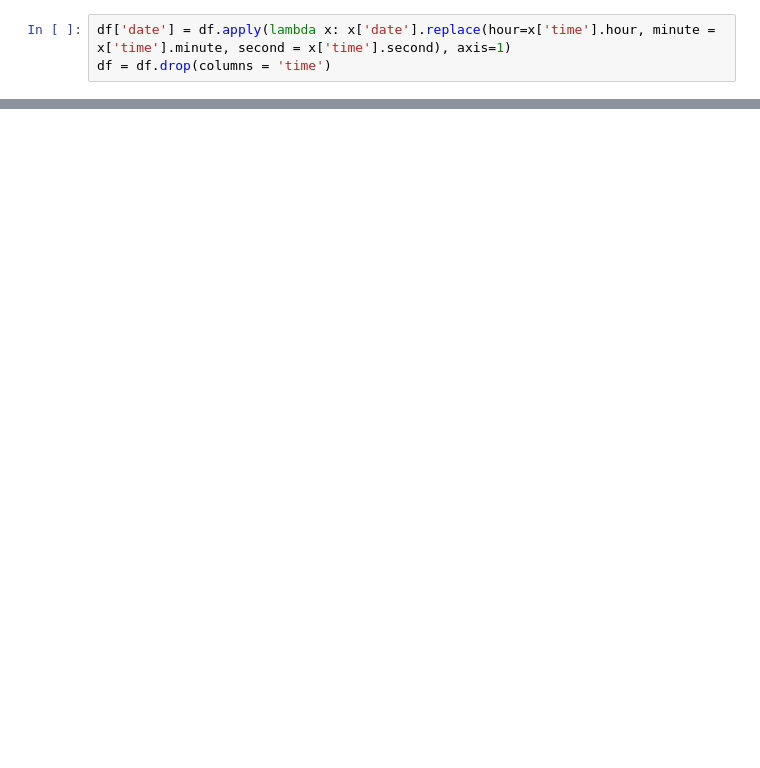
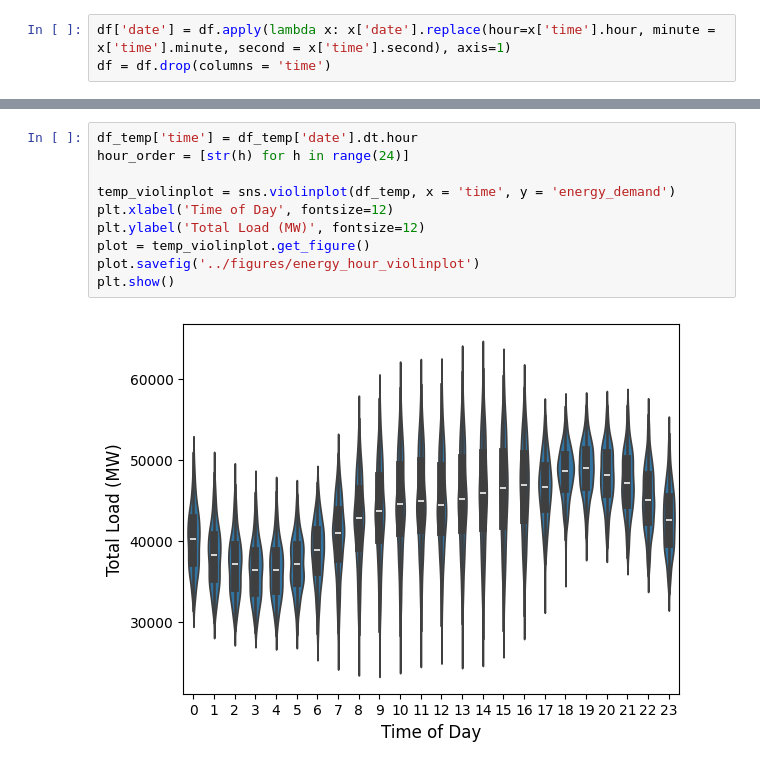
Before and after one commit to SiddiJr/energy-load-forecast, a Jupyter notebook: notebooks/EDA.ipynb, the cells around one changed output, grey strips where cells are left out. Drawn from its saved outputs; the diff is of its cells as text; blank space fills up the shorter version.

```diff
--- a/notebooks/EDA.ipynb
+++ b/notebooks/EDA.ipynb
@@ -55,0 +100,12 @@ df.to_csv('../data/clean/processed_met_data.csv', index = False)
+# %%
+df_temp['time'] = df_temp['date'].dt.hour
+hour_order = [str(h) for h in range(24)]
+
+temp_violinplot = sns.violinplot(df_temp, x = 'time', y = 'energy_demand')
+plt.xlabel('Time of Day', fontsize=12)
+plt.ylabel('Total Load (MW)', fontsize=12)
+plot = temp_violinplot.get_figure()
+plot.savefig('../figures/energy_hour_violinplot')
+plt.show()
+# %% [output]
+[figure, added]
```
Also changed, not shown: parts of 8 cells of this notebook.
